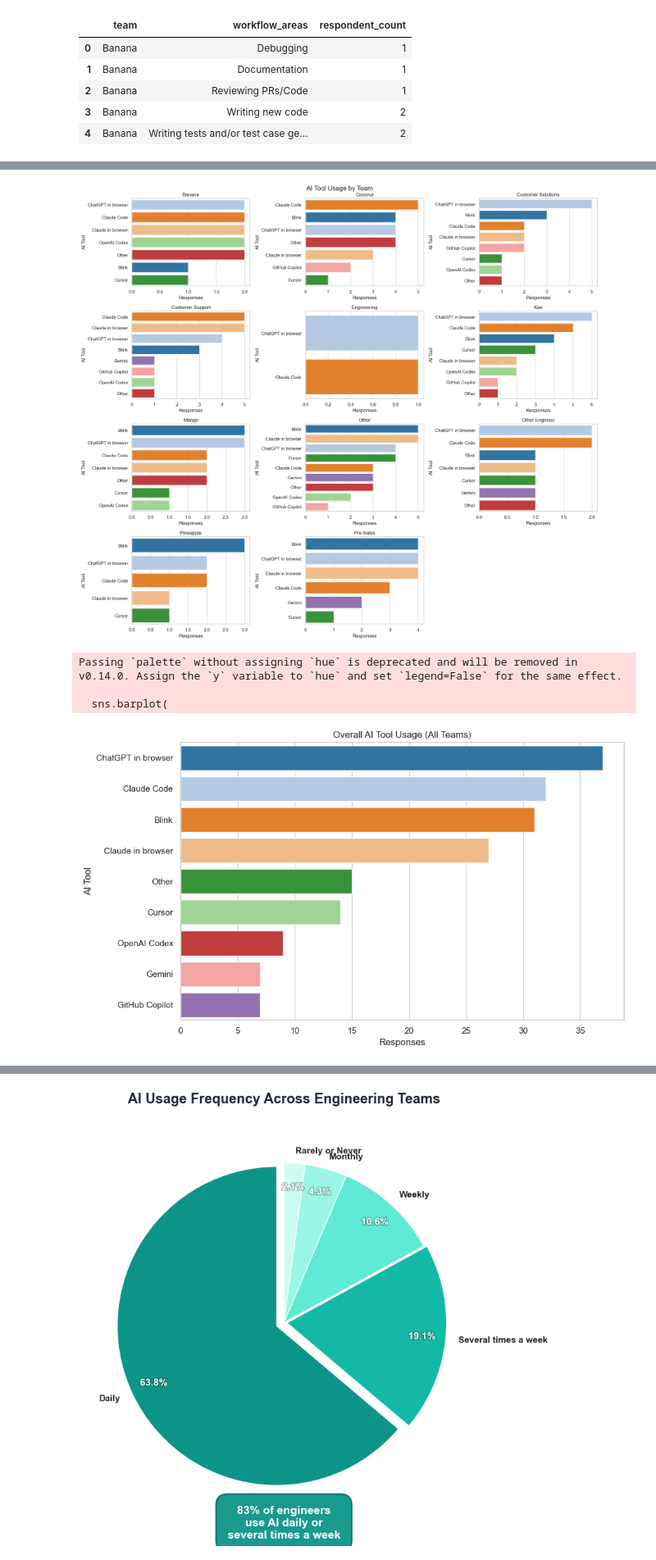
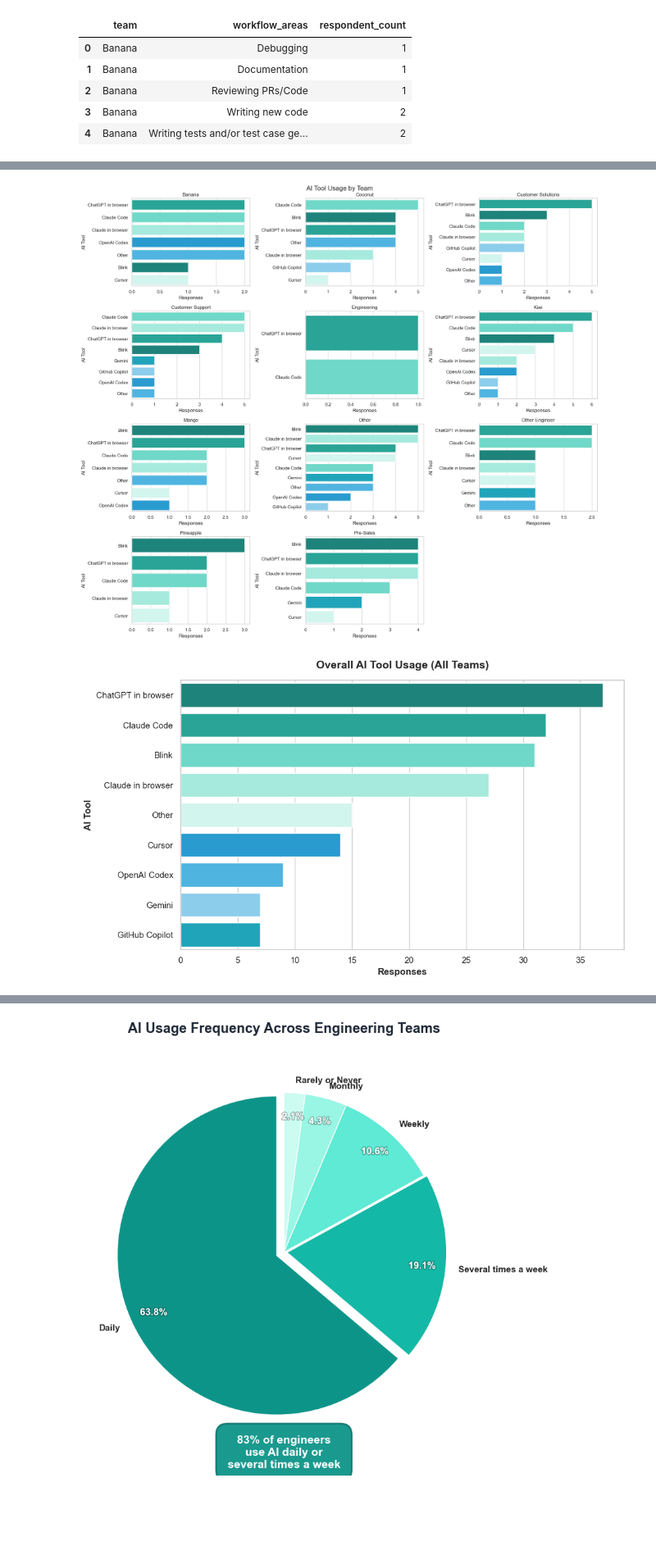
Before and after one commit to andrewdennis117/AI_Usage_Survey_visualization, a Jupyter notebook: notebooks/01_eda.ipynb, the cells around one changed output, grey strips where cells are left out. Shown at 82% size. Saved outputs shown, nothing was run; the diff lists cells and outputs as text; code cells hidden in the pictures; blank space fills up the shorter version.

```diff
--- a/notebooks/01_eda.ipynb
+++ b/notebooks/01_eda.ipynb
@@ -134,10 +145,13 @@ ai_tool_counts = (
     .reset_index(name='respondent_count')
 )
 
+# Modern teal/blue/green gradient for tools
+tool_palette_list = ['#0D9488', '#14B8A6', '#5EEAD4', '#99F6E4', '#CCFBF1', '#0EA5E9', '#38BDF8', '#7DD3FC',
+                     '#06B6D4', '#22D3EE', '#67E8F9', '#A5F3FC', '#0891B2', '#155E75', '#164E63']
 palette_tools = dict(
     zip(
         ai_tool_counts['ai_tools'].unique(),
-        sns.color_palette('tab20', n_colors=ai_tool_counts['ai_tools'].nunique())
+        tool_palette_list[:ai_tool_counts['ai_tools'].nunique()]
     )
 )
 
@@ -167,33 +181,35 @@ fig.suptitle('AI Tool Usage by Team', fontsize=16)
 plt.tight_layout()
 plt.show()
 # %% [output]
-[figure, old version]
+[figure, new version]
 # %%
 # Overall AI tool usage across all teams
 overall_tool_counts = (
     ai_tool_long.groupby('ai_tools')
     .size()
     .reset_index(name='respondent_count')
     .sort_values('respondent_count', ascending=False)
 )
 
 plt.figure(figsize=(10, 6))
+# Use teal gradient for overall tools
+tool_colors = ['#0D9488', '#14B8A6', '#5EEAD4', '#99F6E4', '#CCFBF1', '#0EA5E9', '#38BDF8', '#7DD3FC',
+               '#06B6D4', '#22D3EE', '#67E8F9', '#A5F3FC']
 sns.barplot(
     data=overall_tool_counts,
     x='respondent_count',
     y='ai_tools',
-    palette='tab20'
+    palette=tool_colors[:len(overall_tool_counts)],
+    hue='ai_tools',
+    legend=False
 )
-plt.title('Overall AI Tool Usage (All Teams)')
-plt.xlabel('Responses')
-plt.ylabel('AI Tool')
+plt.title('Overall AI Tool Usage (All Teams)', fontsize=14, weight='bold', pad=15)
+plt.xlabel('Responses', fontsize=12, weight='bold')
+plt.ylabel('AI Tool', fontsize=12, weight='bold')
 plt.tight_layout()
 plt.show()
 # %% [output]
-Passing `palette` without assigning `hue` is deprecated and will be removed in v0.14.0. Assign the `y` variable to `hue` and set `legend=False` for the same effect.
-
-  sns.barplot(
-[figure, old version]
+[figure, new version]
 # %%
 # Heatmap: AI workflow usage by developer type (tech stack)
 tech_workflow_long = (
```
Also changed, not shown: parts of 8 cells of this notebook, 22 other files.
